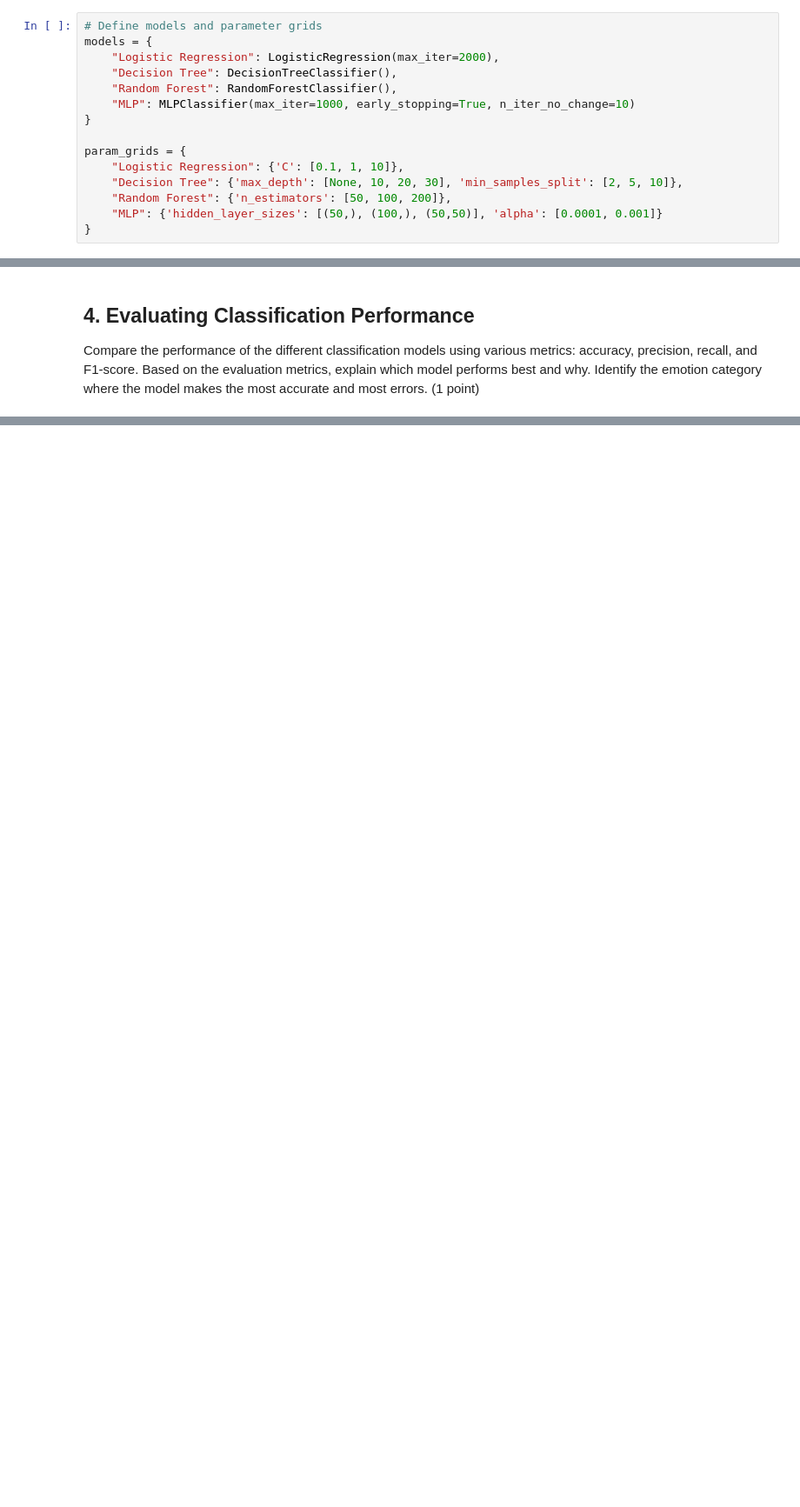
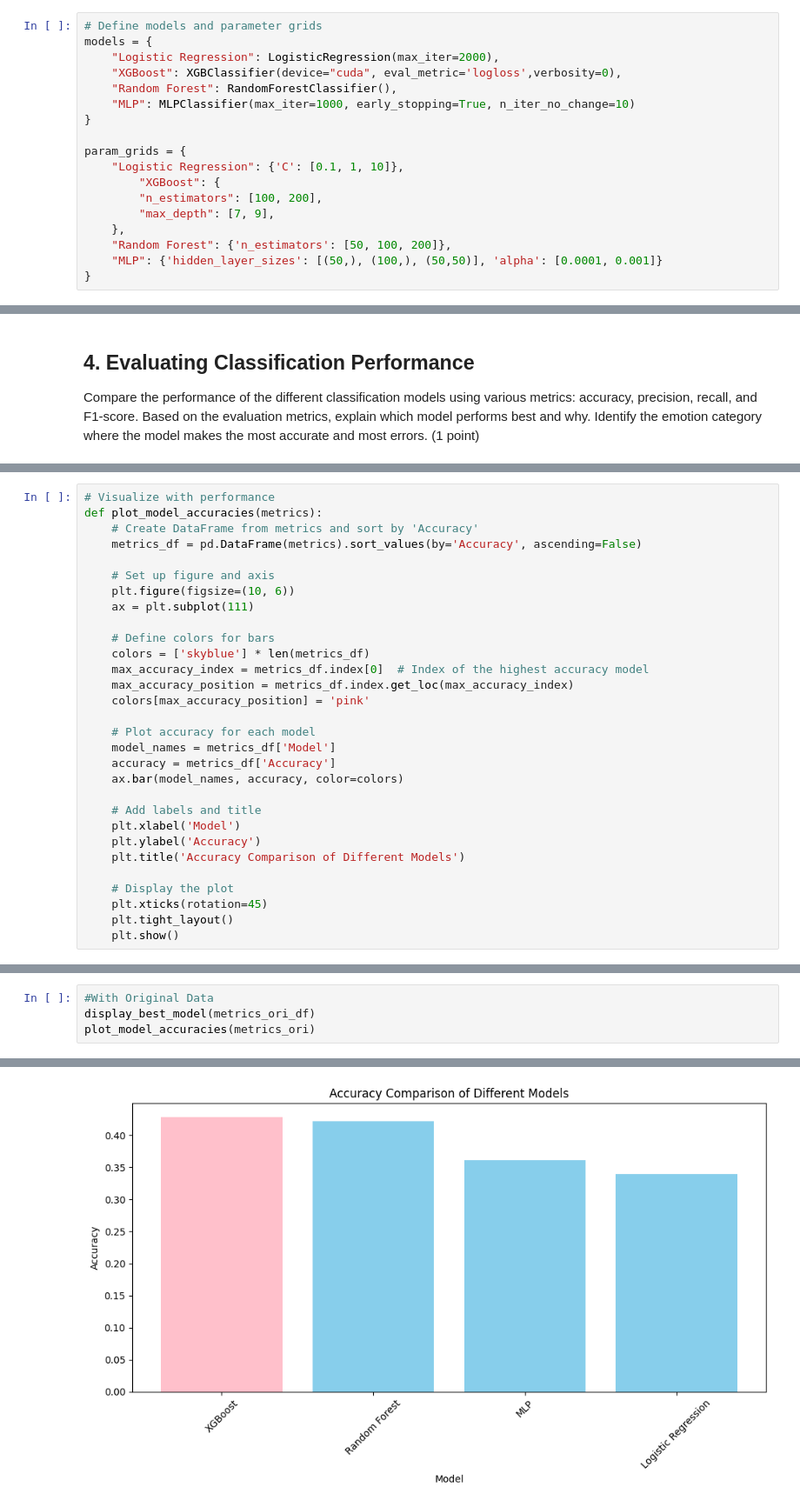
Before and after one commit to hquoctuan/Fundamental-ML, a Jupyter notebook: notebooks/EDA.ipynb, the cells around one changed output, grey strips where cells are left out. Shown at 87% size. Saved outputs shown, nothing was run; the diff lists cells and outputs as text; blank space fills up the shorter version.

```diff
--- a/notebooks/EDA.ipynb
+++ b/notebooks/EDA.ipynb
@@ -345,14 +392,17 @@ X_test_scaled = scaler.transform(X_test_pca)
 # Define models and parameter grids
 models = {
     "Logistic Regression": LogisticRegression(max_iter=2000),
-    "Decision Tree": DecisionTreeClassifier(),
+    "XGBoost": XGBClassifier(device="cuda", eval_metric='logloss',verbosity=0),
     "Random Forest": RandomForestClassifier(),
     "MLP": MLPClassifier(max_iter=1000, early_stopping=True, n_iter_no_change=10)
 }
 
 param_grids = {
     "Logistic Regression": {'C': [0.1, 1, 10]},
-    "Decision Tree": {'max_depth': [None, 10, 20, 30], 'min_samples_split': [2, 5, 10]},
+        "XGBoost": {
+        "n_estimators": [100, 200],
+        "max_depth": [7, 9],
+    },
     "Random Forest": {'n_estimators': [50, 100, 200]},
     "MLP": {'hidden_layer_sizes': [(50,), (100,), (50,50)], 'alpha': [0.0001, 0.001]}
 }
@@ -435,0 +483,30 @@ F1-Score: 0.3708995607033573
+# %%
+# Visualize with performance
+def plot_model_accuracies(metrics):
+    # Create DataFrame from metrics and sort by 'Accuracy'
+    metrics_df = pd.DataFrame(metrics).sort_values(by='Accuracy', ascending=False)
+
+    # Set up figure and axis
+    plt.figure(figsize=(10, 6))
+    ax = plt.subplot(111)
+
+    # Define colors for bars
+    colors = ['skyblue'] * len(metrics_df)
+    max_accuracy_index = metrics_df.index[0]  # Index of the highest accuracy model
+    max_accuracy_position = metrics_df.index.get_loc(max_accuracy_index)
+    colors[max_accuracy_position] = 'pink'
+
+    # Plot accuracy for each model
+    model_names = metrics_df['Model']
+    accuracy = metrics_df['Accuracy']
+    ax.bar(model_names, accuracy, color=colors)
+
+    # Add labels and title
+    plt.xlabel('Model')
+    plt.ylabel('Accuracy')
+    plt.title('Accuracy Comparison of Different Models')
+
+    # Display the plot
+    plt.xticks(rotation=45)
+    plt.tight_layout()
+    plt.show()
@@ -435,0 +515,5 @@ F1-Score: 0.3708995607033573
+# %%
+#With Original Data
+display_best_model(metrics_ori_df)
+plot_model_accuracies(metrics_ori)
+# %% [output]
@@ -435,0 +525 @@ F1-Score: 0.3708995607033573
+[figure, added]
```
Also changed, not shown: parts of 18 cells of this notebook, 1 other file.
